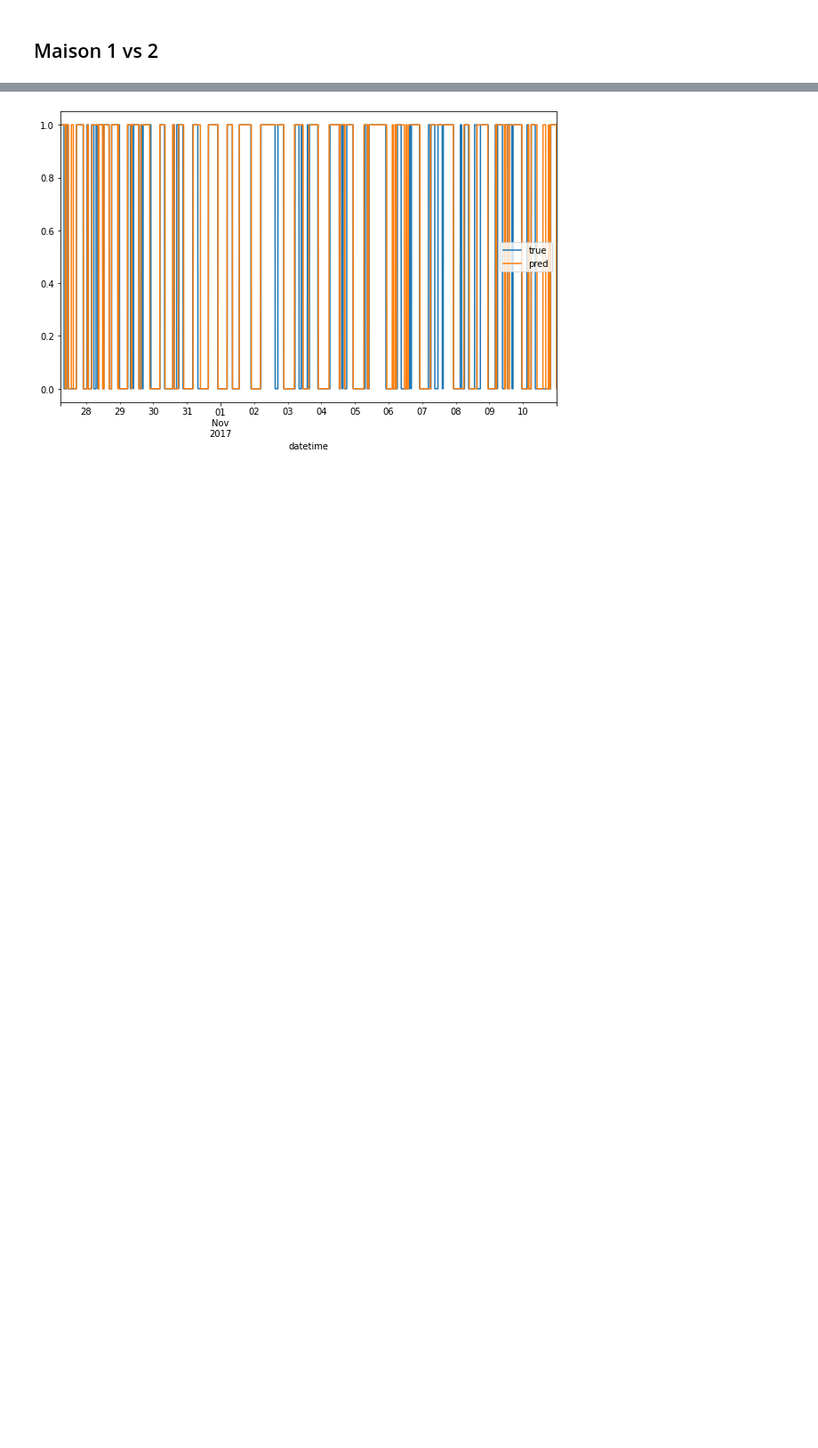
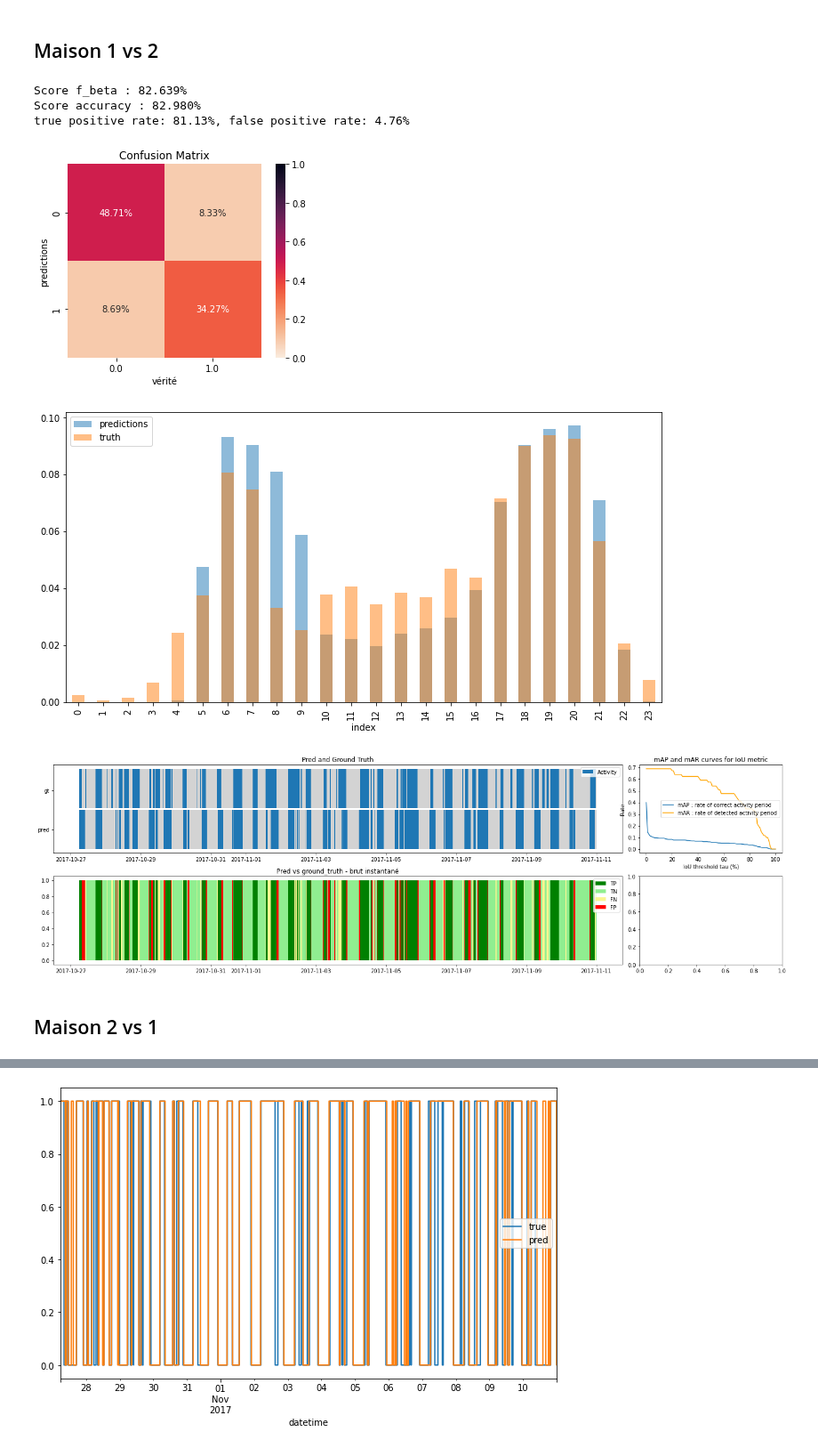
Before and after one commit to hugo-mi/Activity_Detection_From_Electrical_Consumption_Load_Curves, a Jupyter notebook: Classification/classification_house1_vs_house2_optim.ipynb, the cells around one changed output, grey strips where cells are left out. Shown at 89% size. Saved outputs shown, nothing was run; the diff lists cells and outputs as text; code cells hidden in the pictures; blank space fills up the shorter version.

```diff
--- a/Classification/classification_house1_vs_house2_optim.ipynb
+++ b/Classification/classification_house1_vs_house2_optim.ipynb
@@ -230,2 +239,38 @@ true positive rate: 96.23%, false positive rate: 13.21%
 # %% [markdown]
 ## Maison 1 vs 2
+# %%
+y_pred_h2 = gbm.predict(X_test_h2)
+y_pred_h2 = np.rint(y_pred_h2)
+
+mod.plot_confusion_matrix(y_test_h2, y_pred_h2);
+
+house2_power_blk1_res = house2_power_blk1.copy()
+house2_power_blk1_res['activity_pred'] = np.nan
+house2_power_blk1_res.iloc[-X_test_h2.shape[0]:, -1] = (y_pred_h2).astype(int)
+activity_pred_h2 = house2_power_blk1_res['activity_pred'].iloc[-X_test_h2.shape[0]:]
+activity_true_h2 = house2_power_blk1['activity'].iloc[-X_test_h2.shape[0]:]
+
+
+fig, ax = plt.subplots()
+mod.plot_activity_hist(activity_pred_h2, figsize=(12, 6), alpha=0.5, label='predictions', ax=ax)
+mod.plot_activity_hist(activity_true_h2, figsize=(12, 6), alpha=0.5, label='truth', color='tab:orange', ax=ax)
+
+TPR, FPR = mod.score_overlap(activity_true_h2, activity_pred_h2)
+print(f"true positive rate: {TPR:.2%}, false positive rate: {FPR:.2%}")
+
+# plot the confusion metric
+pred = pd.DataFrame()
+df_gt = pd.DataFrame()
+
+pred[['timestamp', 'activity_prediction']] = house2_power_blk1_res.reset_index()[['datetime', 'activity_pred']].iloc[-X_test_h2.shape[0]:]
+df_gt[['timestamp', 'activity_true']] = house2_power_blk1.reset_index()[['datetime', 'activity']].iloc[-X_test_h2.shape[0]:]
+mod.eval_metric(pred, df_gt);
+# %% [output]
+Score f_beta : 82.639%
+Score accuracy : 82.980%
+true positive rate: 81.13%, false positive rate: 4.76%
+[figure, added]
+[figure, added]
+[figure, added]
+# %% [markdown]
+## Maison 2 vs 1
```
Also changed, not shown: parts of 9 cells of this notebook.
